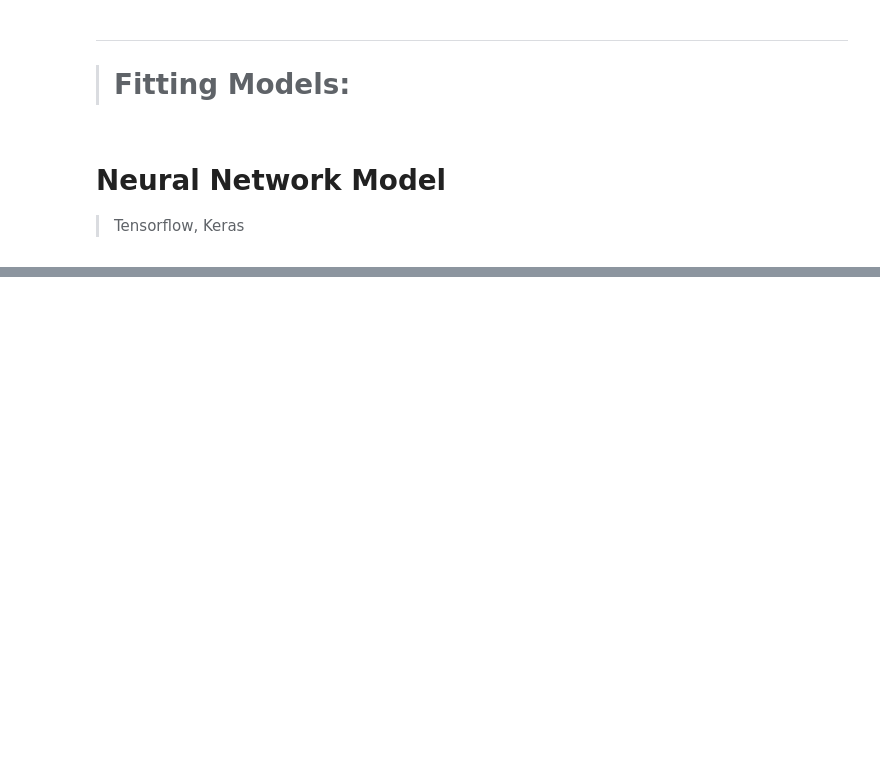
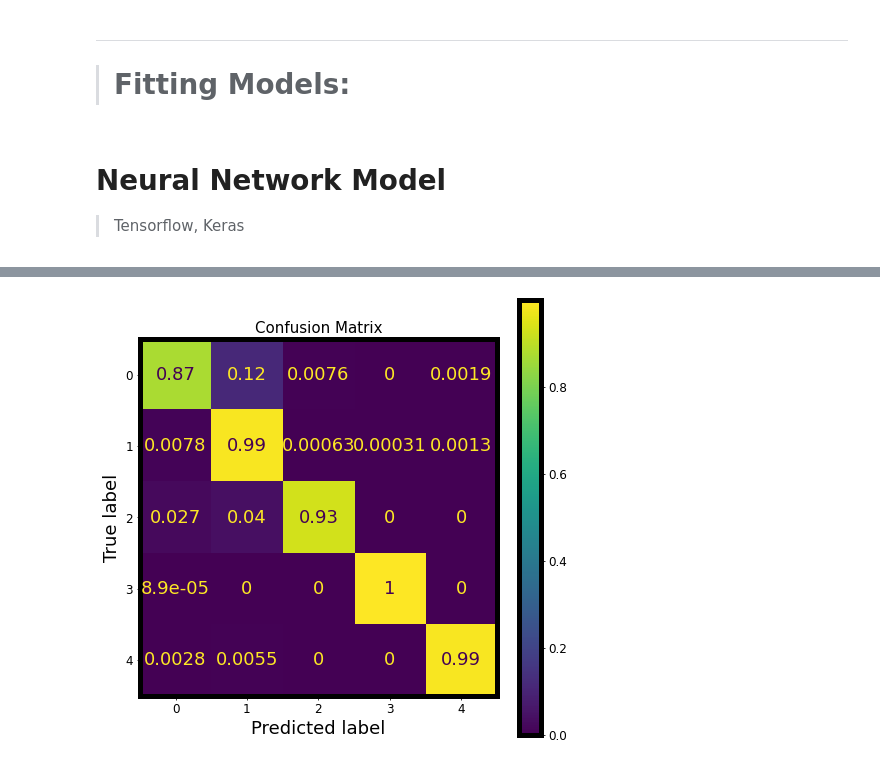
Before and after one commit to Amirosein/AGB-stars-ML-project, a Jupyter notebook: Milestone3/AGB_Project_3.ipynb, the cells around one changed output, grey strips where cells are left out. Drawn from its saved outputs; the diff is of its cells as text; code cells hidden in the pictures; blank space fills up the shorter version.

```diff
--- a/Milestone3/AGB_Project_3.ipynb
+++ b/Milestone3/AGB_Project_3.ipynb
@@ -183,0 +186,10 @@ Epoch 10/10
+# %%
+from sklearn.metrics import confusion_matrix, ConfusionMatrixDisplay,plot_confusion_matrix
+fig, ax = plt.subplots(figsize=(8, 8))
+cm = confusion_matrix(np.argmax(np.array(y_test),axis=1), np.argmax(model.predict(x_test),axis=1), normalize="true",labels=[0,1,2,3,4])
+disp = ConfusionMatrixDisplay(confusion_matrix=cm,display_labels=[0,1,2,3,4])
+plt.title("Confusion Matrix")
+disp.plot(ax=ax,)
+plt.show()
+# %% [output]
+[figure, added]
```
Also changed, not shown: parts of 4 cells of this notebook.
